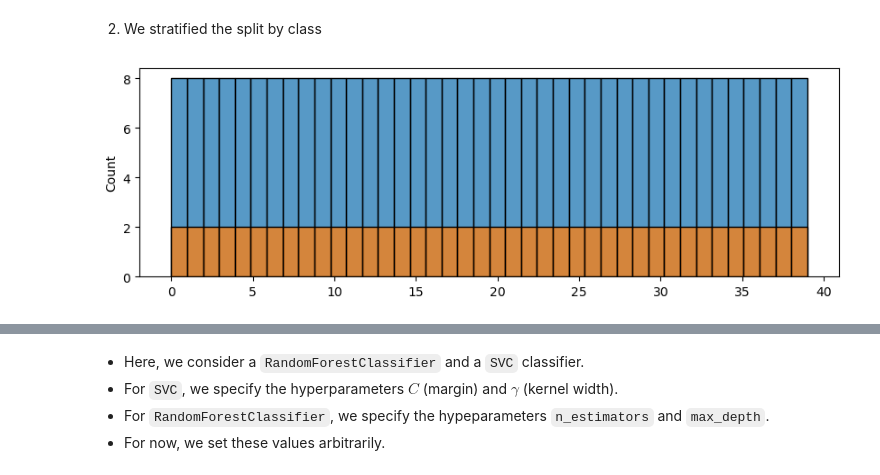
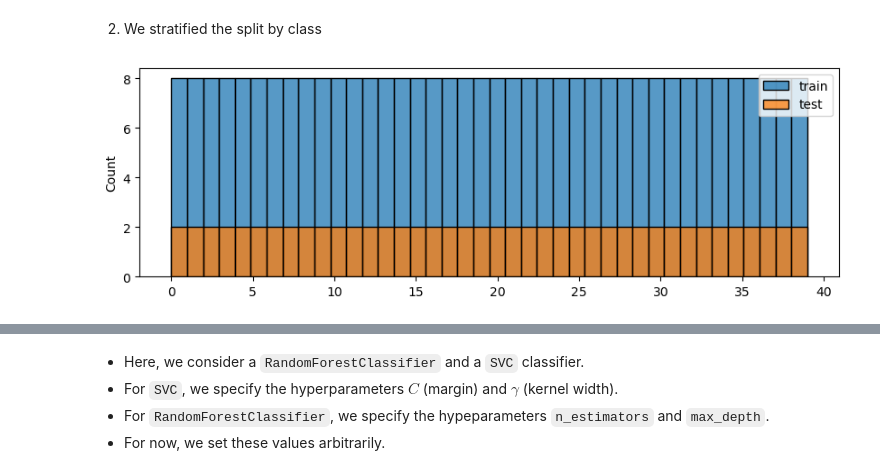
Before and after one commit to FilippoMB/cross-validation-tutorial, a Jupyter notebook: tutorial.ipynb, the cells around one changed output, grey strips where cells are left out. Drawn from its saved outputs; the diff is of its cells as text; code cells hidden in the pictures.

```diff
--- a/tutorial.ipynb
+++ b/tutorial.ipynb
@@ -112,8 +114,9 @@ print(y_train) # train set
 2. We stratified the split by class
 # %%
 fig, ax = plt.subplots(1,1, figsize=(10,3))
-sns.histplot(y_train, bins=40, ax=ax)
-sns.histplot(y_test, bins=40, ax=ax);
+sns.histplot(y_train, bins=40, ax=ax, label='train')
+sns.histplot(y_test, bins=40, ax=ax, label='test')
+plt.legend();
 # %% [output]
-[figure, old version]
+[figure, new version]
 # %% [markdown]
```
Also changed, not shown: parts of 43 cells of this notebook, 4 other files.
